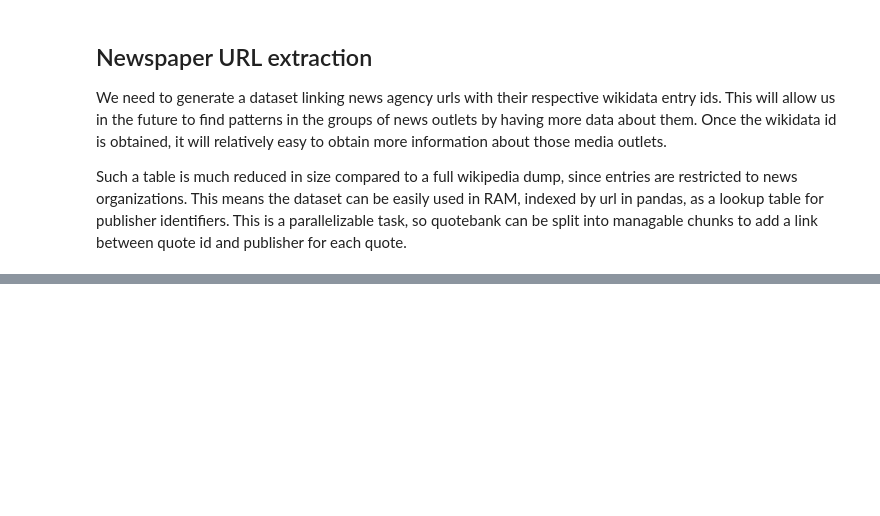
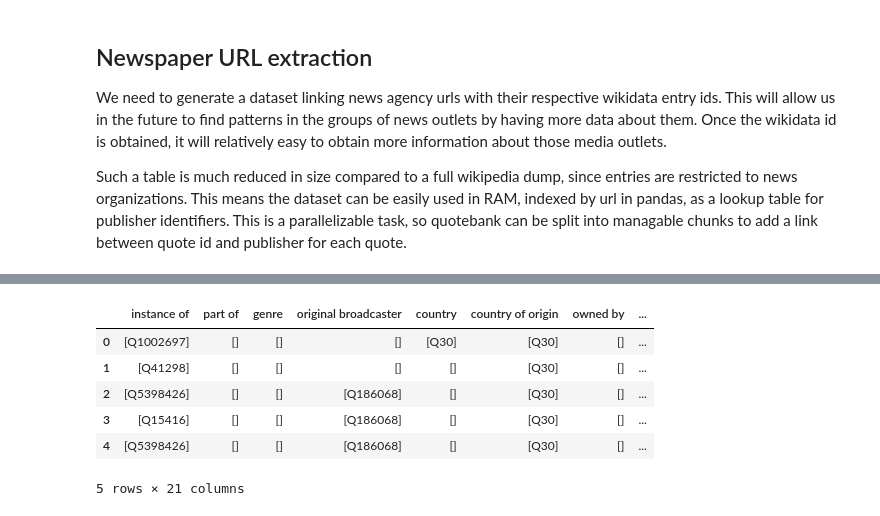
Before and after one commit to epfl-ada/ada-2021-project-improvise-adapt-overcome, a Jupyter notebook: src/wikidata-handling.ipynb, the cells around one changed output, grey strips where cells are left out. Saved outputs shown, nothing was run; the diff lists cells and outputs as text; code cells hidden in the pictures; blank space fills up the shorter version.

```diff
--- a/src/wikidata-handling.ipynb
+++ b/src/wikidata-handling.ipynb
@@ -150,0 +368,11 @@ extract_newspaper_urls(FULL_WIKIDUMP, NEWS_URLS)
+# %%
+journal_attrs = pd.read_json(JOURNAL_PROPS, lines=True)
+journal_attrs.head()
+# %% [output]
+|  | instance of | part of | genre | original broadcaster | country | country of origin | owned by | ... |
+| 0 | [Q1002697] | [] | [] | [] | [Q30] | [Q30] | [] | ... |
+| 1 | [Q41298] | [] | [] | [] | [] | [Q30] | [] | ... |
+| 2 | [Q5398426] | [] | [] | [Q186068] | [] | [Q30] | [] | ... |
+| 3 | [Q15416] | [] | [] | [Q186068] | [] | [Q30] | [] | ... |
+| 4 | [Q5398426] | [] | [] | [Q186068] | [] | [Q30] | [] | ... |
+5 rows × 21 columns
```
Also changed, not shown: parts of 33 cells of this notebook.
